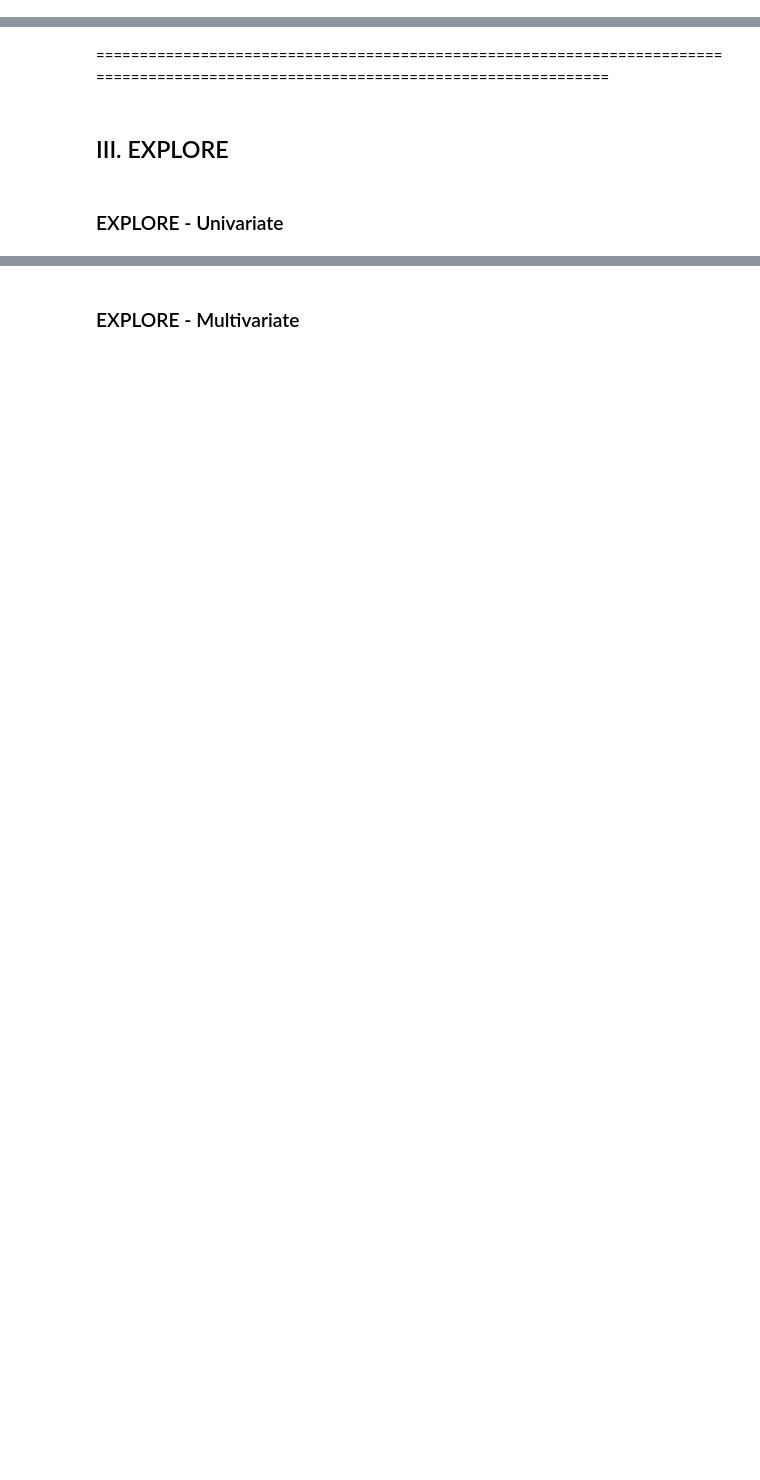
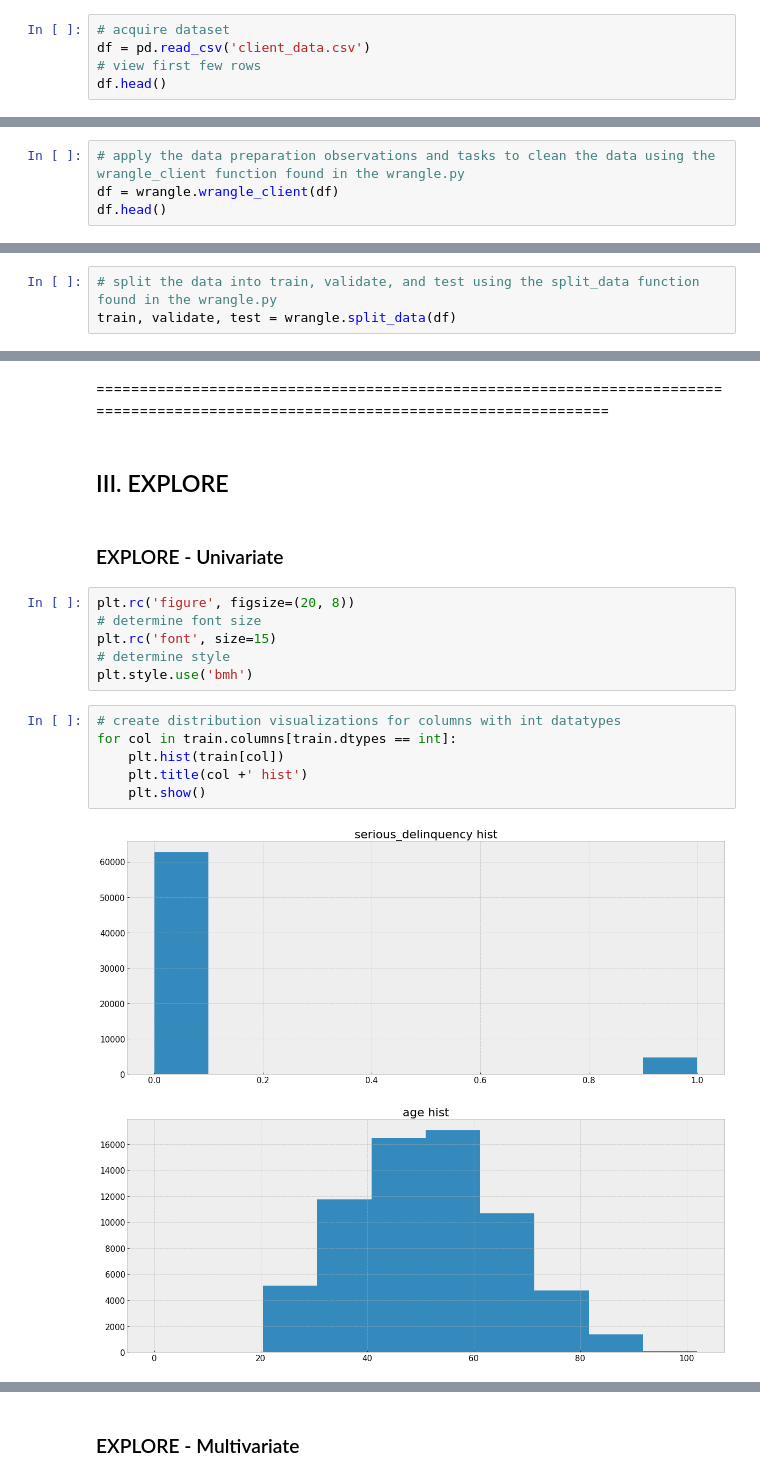
Before and after one commit to rachelrobbinsmayhill/Personal-Project, a Jupyter notebook: work.ipynb, the cells around one changed output, grey strips where cells are left out. Saved outputs shown, nothing was run; the diff lists cells and outputs as text; blank space fills up the shorter version.

```diff
--- a/work.ipynb
+++ b/work.ipynb
@@ -29,2 +39,7 @@ warnings.filterwarnings('ignore')
 # %% [markdown]
 ## I. ACQUIRE
+# %%
+# acquire dataset
+df = pd.read_csv('client_data.csv')
+# view first few rows
+df.head()
@@ -34,0 +120,4 @@ warnings.filterwarnings('ignore')
+# %%
+# apply the data preparation observations and tasks to clean the data using the wrangle_client function found in the wrangle.py
+df = wrangle.wrangle_client(df)
+df.head()
@@ -35,2 +131,5 @@ warnings.filterwarnings('ignore')
 # %% [markdown]
 ### PREPARE - SPLIT
+# %%
+# split the data into train, validate, and test using the split_data function found in the wrangle.py
+train, validate, test = wrangle.split_data(df)
@@ -40,3 +143,18 @@ warnings.filterwarnings('ignore')
 ## III. EXPLORE
 # %% [markdown]
 ### EXPLORE - Univariate
+# %%
+plt.rc('figure', figsize=(20, 8))
+# determine font size
+plt.rc('font', size=15)
+# determine style
+plt.style.use('bmh')
+# %%
+# create distribution visualizations for columns with int datatypes
+for col in train.columns[train.dtypes == int]:
+    plt.hist(train[col])
+    plt.title(col +' hist')
+    plt.show()
+# %% [output]
+[figure, added]
+[figure, added]
```
Also changed, not shown: parts of 40 cells of this notebook.
